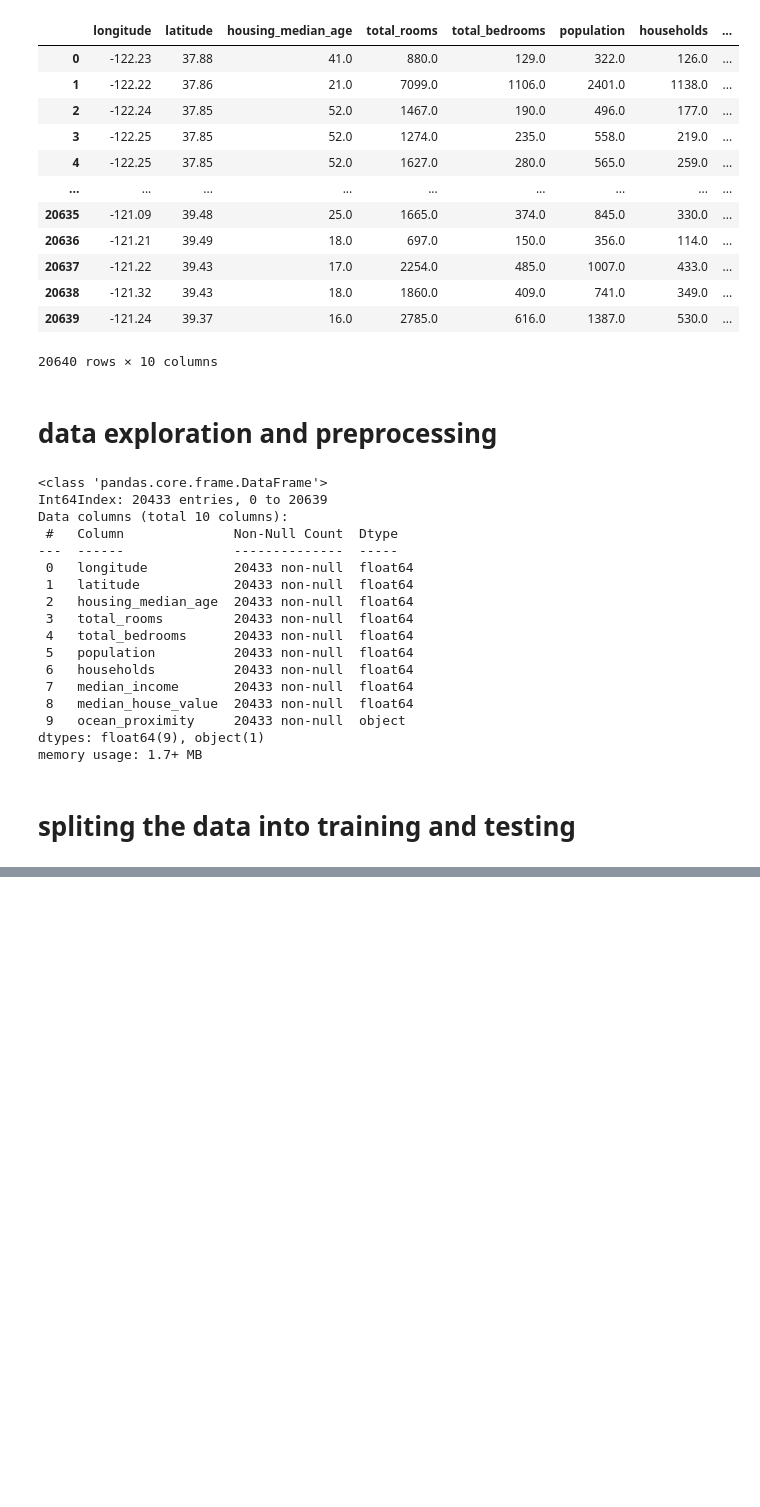
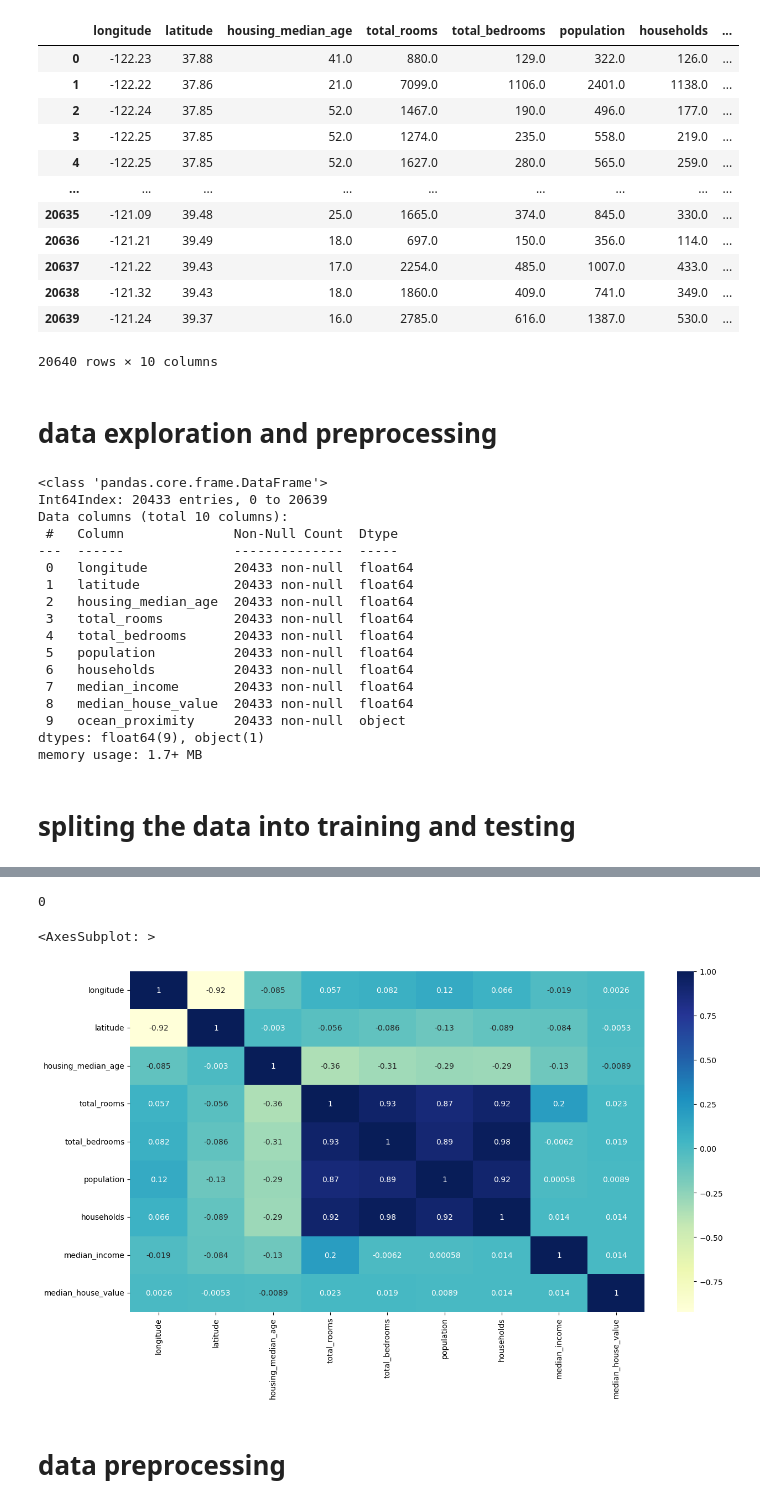
Before and after one commit to Griffoo91/House_Price_Prediction2, a Jupyter notebook: main.ipynb, the cells around one changed output, grey strips where cells are left out. Drawn from its saved outputs; the diff is of its cells as text; code cells hidden in the pictures; blank space fills up the shorter version.

Commit message:
sixth commit:data preprocessing and visualization

```diff
--- a/main.ipynb
+++ b/main.ipynb
@@ -56,2 +70,19 @@ y = data["median_house_value"]
 # %%
 X_test, X_train, y_train, y_test = train_test_split(X, y, test_size=0.2)
+# %%
+#train_data = X_train.join(y_train)
+# train_data.hist(figsize=(15, 8))
+X_train_reset = X_train.reset_index(drop=True)
+y_train_reset = y_train.reset_index(drop=True)
+train_data = X_train_reset.join(y_train_reset)
+print(train_data['median_house_value'].isnull().sum())
+# %% [output]
+0
+# %%
+plt.figure(figsize=(15,8))
+sns.heatmap(train_data.corr(), annot=True, cmap="YlGnBu")
+# %% [output]
+<AxesSubplot: >
+[figure, added]
+# %% [markdown]
+# data preprocessing
```
Also changed, not shown: parts of 7 cells of this notebook.
